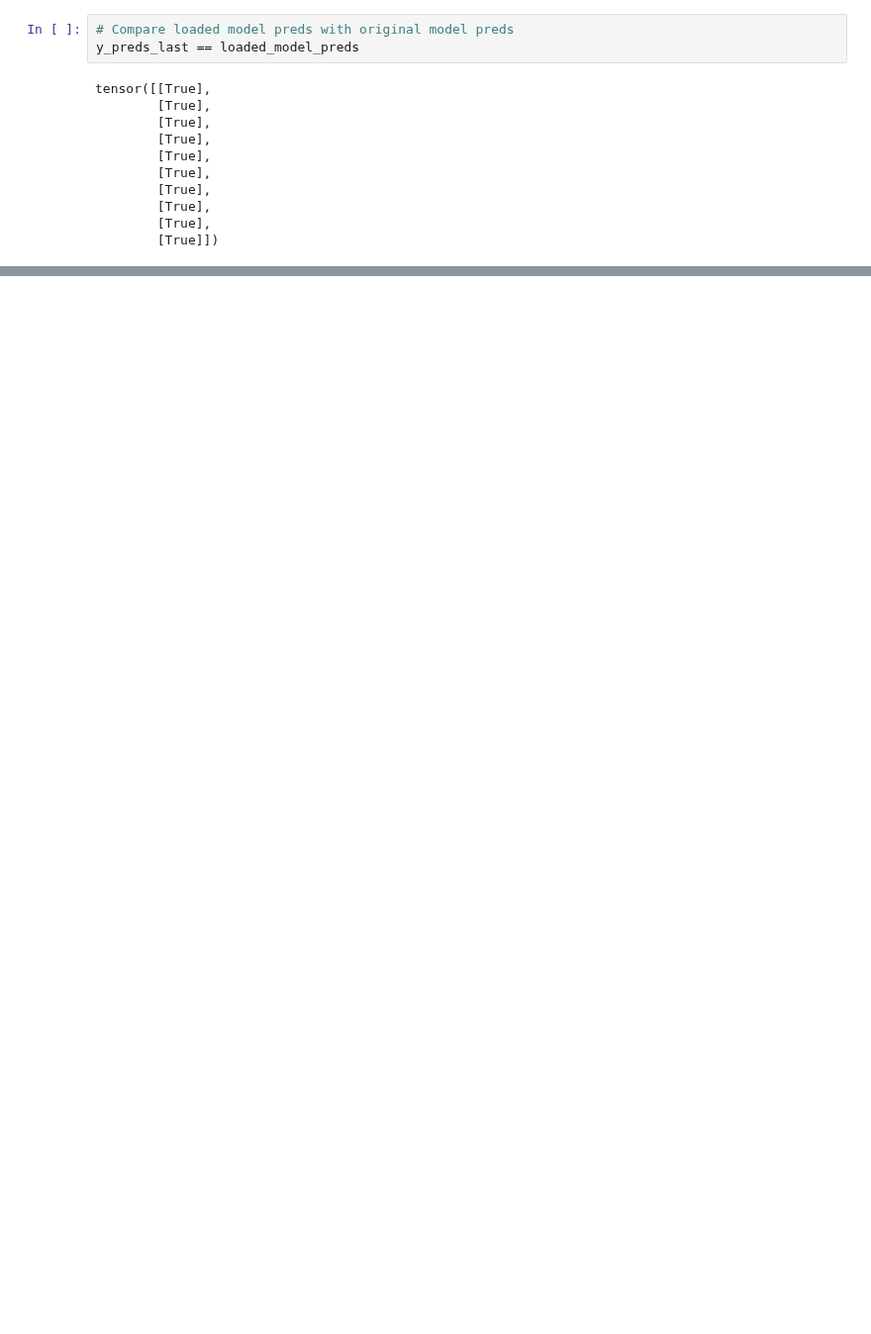
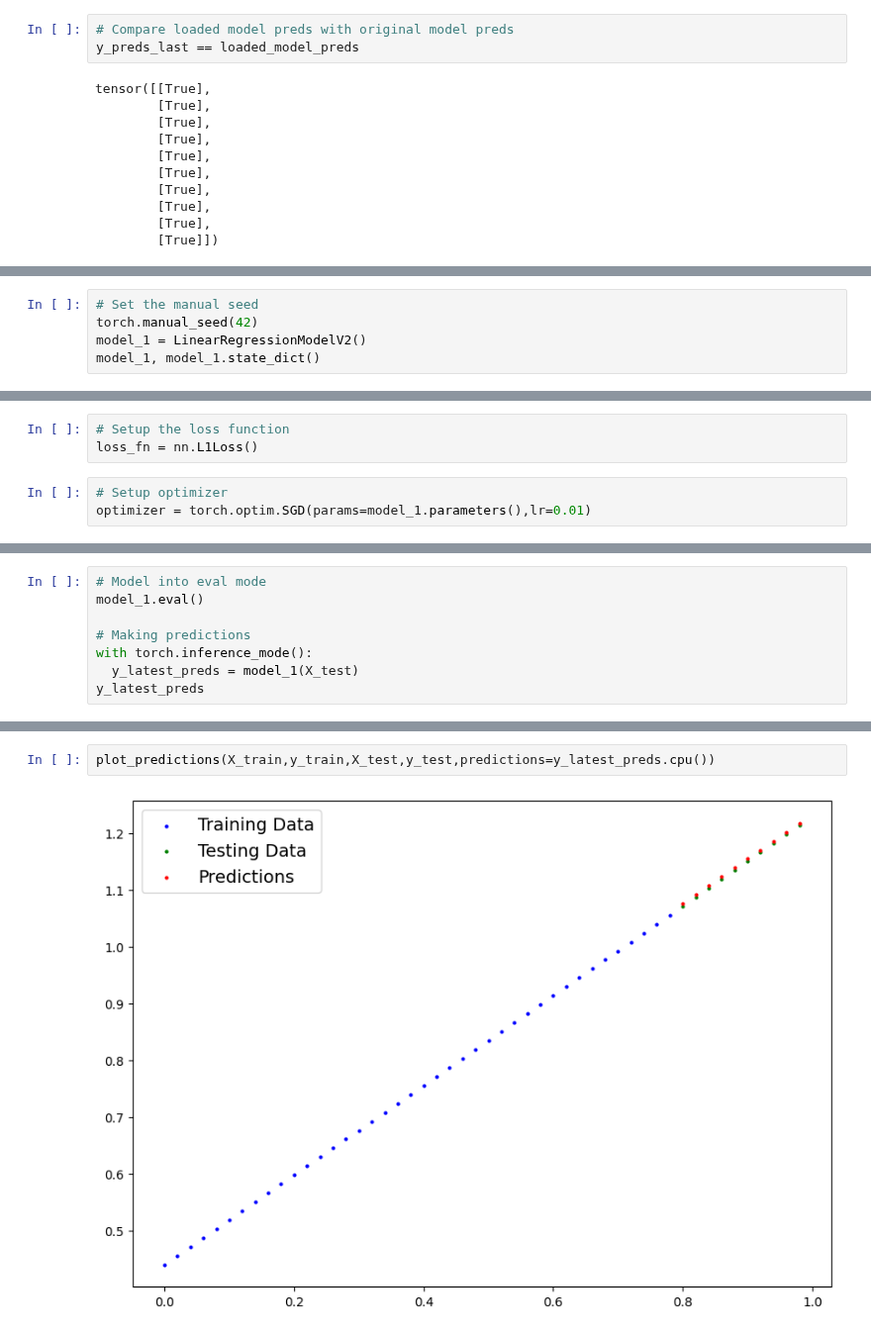
Before and after one commit to yash121299/PyTorch_Learning, a Jupyter notebook: 01_PyTorch_Workflow.ipynb, the cells around one changed output, grey strips where cells are left out. Shown at 99% size. Drawn from its saved outputs; the diff is of its cells as text; blank space fills up the shorter version.

```diff
--- a/01_PyTorch_Workflow.ipynb
+++ b/01_PyTorch_Workflow.ipynb
@@ -783,0 +881,5 @@ plot_predictions(predictions=loaded_model_preds)
+# %%
+# Set the manual seed
+torch.manual_seed(42)
+model_1 = LinearRegressionModelV2()
+model_1, model_1.state_dict()
@@ -783,0 +916,6 @@ plot_predictions(predictions=loaded_model_preds)
+# %%
+# Setup the loss function
+loss_fn = nn.L1Loss()
+# %%
+# Setup optimizer
+optimizer = torch.optim.SGD(params=model_1.parameters(),lr=0.01)
@@ -783,0 +994,8 @@ plot_predictions(predictions=loaded_model_preds)
+# %%
+# Model into eval mode
+model_1.eval()
+
+# Making predictions
+with torch.inference_mode():
+  y_latest_preds = model_1(X_test)
+y_latest_preds
@@ -783,0 +1013,4 @@ plot_predictions(predictions=loaded_model_preds)
+# %%
+plot_predictions(X_train,y_train,X_test,y_test,predictions=y_latest_preds.cpu())
+# %% [output]
+[figure, added]
```
Also changed, not shown: parts of 47 cells of this notebook.
